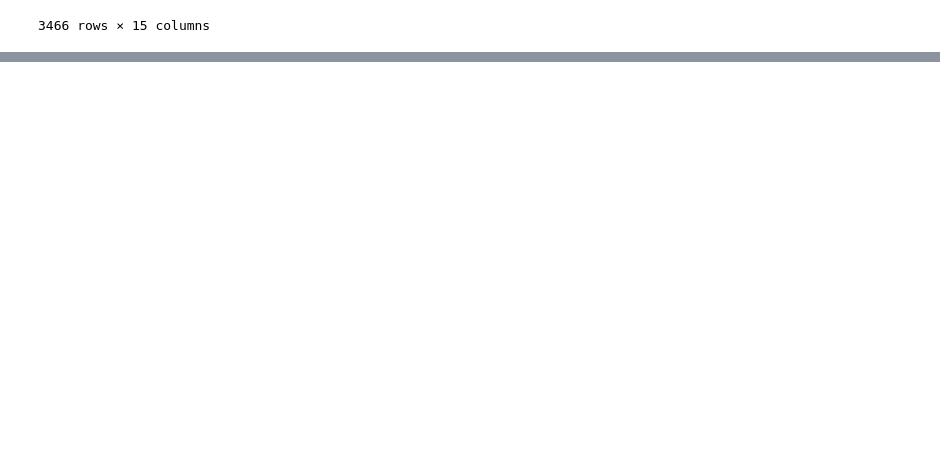
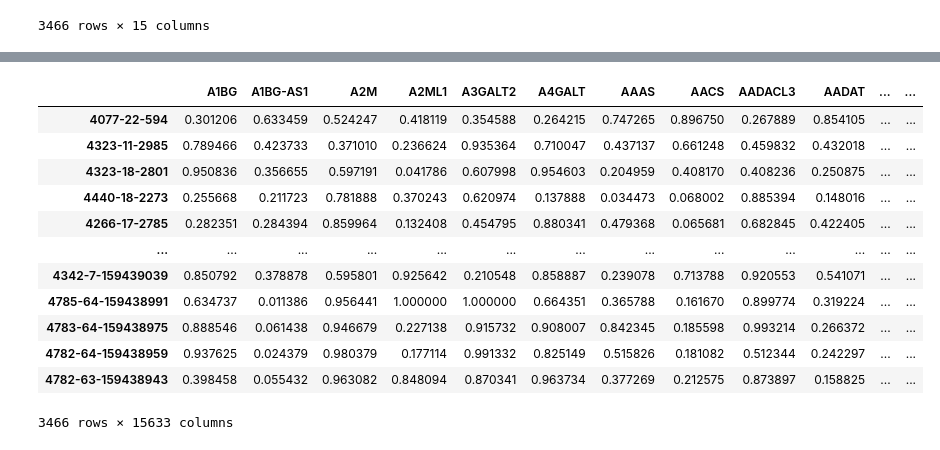
Before and after one commit to abeaucha/MouseHumanTranscriptomicSimilarity, a Jupyter notebook: AHBA/human_normalization.ipynb, the cells around one changed output, grey strips where cells are left out. Drawn from its saved outputs; the diff is of its cells as text; code cells hidden in the pictures; blank space fills up the shorter version.

```diff
--- a/AHBA/human_normalization.ipynb
+++ b/AHBA/human_normalization.ipynb
@@ -115,3 +120,6 @@ df_samples
 | 3464 | 4782-64-159438959 | 4782 | 64 | 159438959 | CB | Dt | dentate nucleus, left | 156419141 | ... |
 | 3465 | 4782-63-159438943 | 4782 | 63 | 159438943 | CB | Dt | dentate nucleus, left | 156513391 | ... |
 3466 rows × 15 columns
+# %%
+expression_new_1 = expression_new.set_index('SampleID')
+expression_new_1
@@ -117,0 +141,17 @@ df_samples
+# %%
+expression_new_1.index.name = None
+expression_new_1
+# %% [output]
+|  | A1BG | A1BG-AS1 | A2M | A2ML1 | A3GALT2 | A4GALT | AAAS | AACS | AADACL3 | AADAT | ... | ... |
+| 4077-22-594 | 0.301206 | 0.633459 | 0.524247 | 0.418119 | 0.354588 | 0.264215 | 0.747265 | 0.896750 | 0.267889 | 0.854105 | ... | ... |
+| 4323-11-2985 | 0.789466 | 0.423733 | 0.371010 | 0.236624 | 0.935364 | 0.710047 | 0.437137 | 0.661248 | 0.459832 | 0.432018 | ... | ... |
+| 4323-18-2801 | 0.950836 | 0.356655 | 0.597191 | 0.041786 | 0.607998 | 0.954603 | 0.204959 | 0.408170 | 0.408236 | 0.250875 | ... | ... |
+| 4440-18-2273 | 0.255668 | 0.211723 | 0.781888 | 0.370243 | 0.620974 | 0.137888 | 0.034473 | 0.068002 | 0.885394 | 0.148016 | ... | ... |
+| 4266-17-2785 | 0.282351 | 0.284394 | 0.859964 | 0.132408 | 0.454795 | 0.880341 | 0.479368 | 0.065681 | 0.682845 | 0.422405 | ... | ... |
+| ... | ... | ... | ... | ... | ... | ... | ... | ... | ... | ... | ... | ... |
+| 4342-7-159439039 | 0.850792 | 0.378878 | 0.595801 | 0.925642 | 0.210548 | 0.858887 | 0.239078 | 0.713788 | 0.920553 | 0.541071 | ... | ... |
+| 4785-64-159438991 | 0.634737 | 0.011386 | 0.956441 | 1.000000 | 1.000000 | 0.664351 | 0.365788 | 0.161670 | 0.899774 | 0.319224 | ... | ... |
+| 4783-64-159438975 | 0.888546 | 0.061438 | 0.946679 | 0.227138 | 0.915732 | 0.908007 | 0.842345 | 0.185598 | 0.993214 | 0.266372 | ... | ... |
+| 4782-64-159438959 | 0.937625 | 0.024379 | 0.980379 | 0.177114 | 0.991332 | 0.825149 | 0.515826 | 0.181082 | 0.512344 | 0.242297 | ... | ... |
+| 4782-63-159438943 | 0.398458 | 0.055432 | 0.963082 | 0.848094 | 0.870341 | 0.963734 | 0.377269 | 0.212575 | 0.873897 | 0.158825 | ... | ... |
+3466 rows × 15633 columns
```
Also changed, not shown: parts of 12 cells of this notebook.
